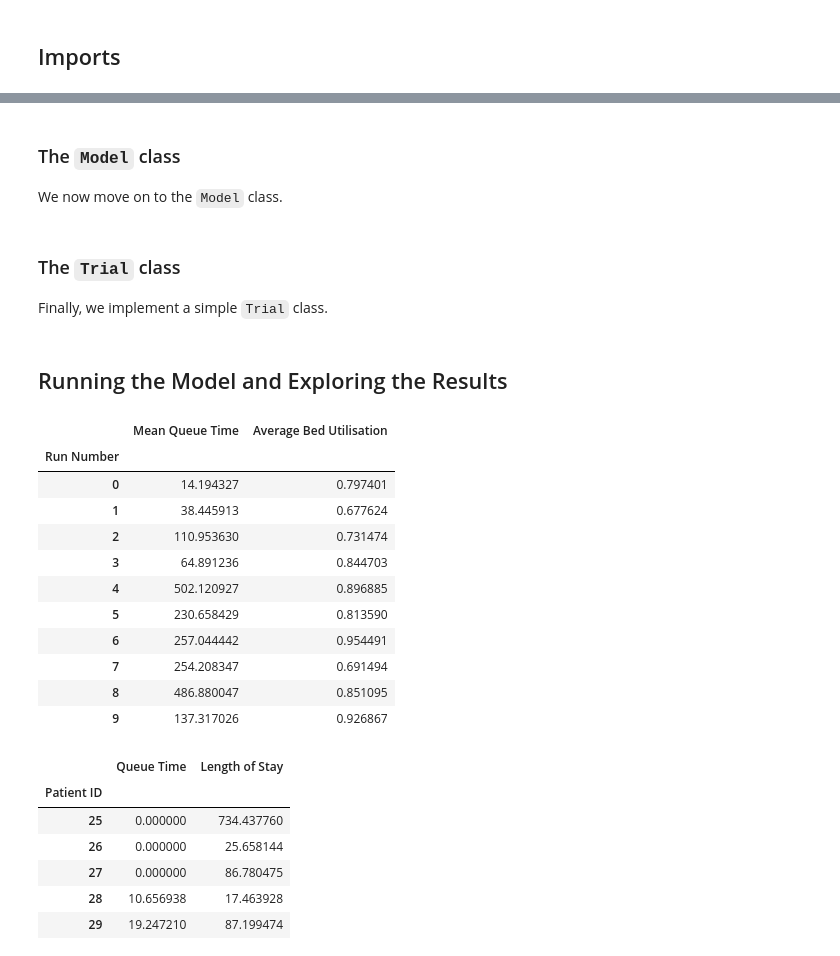
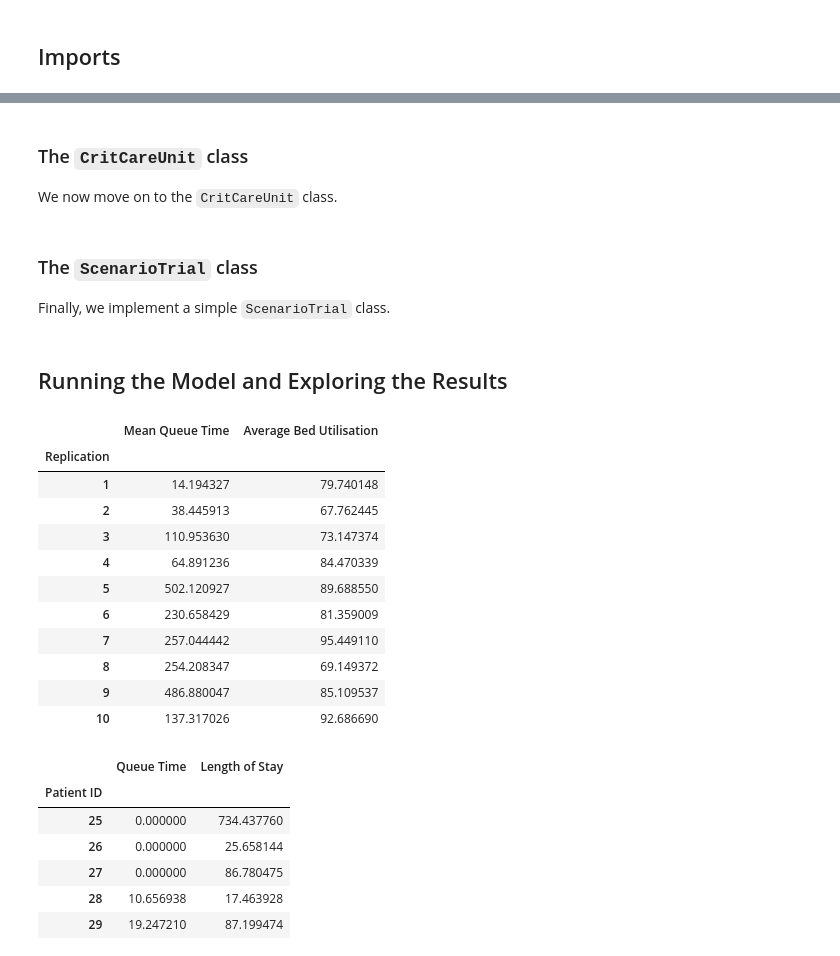
Before and after one commit to beckyexeter/hpdm097_des_assignment, a Jupyter notebook: technical_appendix/model_iterations/01_one-type-of-unplanned-admission.ipynb, the cells around one changed output, grey strips where cells are left out. Cells and saved outputs as stored; diff of their text form; code cells hidden in the pictures.

Commit message:
Modelling progress

```diff
--- a/technical_appendix/model_iterations/01_one-type-of-unplanned-admission.ipynb
+++ b/technical_appendix/model_iterations/01_one-type-of-unplanned-admission.ipynb
@@ -39,11 +27,11 @@ Now we code a class representing patients who are admitted to the unit.
 # %%
-class Patient:
+class CritCarePt:
     def __init__(self, p_id):
         self.id = p_id
         self.queue_time = 0
         self.time_in_ccu = 0
 # %% [markdown]
-### The `Model` class
+### The `CritCareUnit` class
 
-We now move on to the `Model` class.
+We now move on to the `CritCareUnit` class.
 # %%
@@ -108,49 +105,67 @@ class Model:
         self.calculate_run_results()
 # %% [markdown]
-### The `Trial` class
+### The `ScenarioTrial` class
 
-Finally, we implement a simple `Trial` class.
+Finally, we implement a simple `ScenarioTrial` class.
 # %%
-class Trial:
-    def __init__(self):
+class ScenarioTrial:
+    def __init__(self, number_of_reps, mean_interarrival_time,
+                 mean_length_of_stay, length_of_stay_std_dev,
+                 number_of_beds, simulation_duration, warm_up_period):
+        self.num_reps = number_of_reps
+        self.mean_ia = mean_interarrival_time
+        self.mean_len_stay = mean_length_of_stay
+        self.stdev_len_stay = length_of_stay_std_dev,
+        self.num_beds = number_of_beds
+        self.sim_duration = simulation_duration
+        self.warm_up = warm_up_period
         self.run_results_dict = {}
         self.event_logs_dict = {}
         self.trial_results_df = pd.DataFrame()
-        self.trial_results_df["Run Number"] = [0]
         self.trial_results_df["Mean Queue Time"] = [0.0]
         self.trial_results_df["Average Bed Utilisation"] = [0.0]
-        self.trial_results_df.set_index("Run Number", inplace=True)
     def print_trial_results(self):
         print ("Trial Results")
         print (self.trial_results_df)
-    def run_trial(self):
-        for run in range(g.number_of_reps):
-            ccu_model = Model(run)
+    def run_ScenarioTrial(self):
+        for run in range(self.num_reps):
+            ccu_model = CritCareUnit(run_number=run,
+                              mean_interarrival_time=self.mean_ia,
+                              mean_length_of_stay=self.mean_len_stay,
+                              length_of_stay_std_dev=self.stdev_len_stay[0],
+                              number_of_beds=self.num_beds,
+                              simulation_duration=self.sim_duration,
+                              warm_up_period=self.warm_up)
             ccu_model.run()
             run_results = ccu_model.results_df
-            self.run_results_dict[f"Run {run}"] = run_results
+            self.run_results_dict[f"Replication {run+1}"] = run_results
             self.trial_results_df.loc[run,
                 "Mean Queue Time"] = [ccu_model.mean_queue_time]
             self.trial_results_df.loc[run,
                 "Average Bed Utilisation"] = [ccu_model.bed_utilisation]
+        self.trial_results_df.index = np.arange(1, self.num_reps+1)
+        self.trial_results_df.index.name = "Replication"
 # %% [markdown]
 ## Running the Model and Exploring the Results
 # %%
-my_trial = Trial()
-my_trial.run_trial()
+my_trial = ScenarioTrial(number_of_reps=10, mean_interarrival_time=22.72,
+                 mean_length_of_stay=128.79, length_of_stay_std_dev=267.51,
+                 number_of_beds=5, simulation_duration=2016,
+                 warm_up_period=672)
+my_trial.run_ScenarioTrial()
 trial_results = my_trial.trial_results_df
 trial_results
 # %% [output]
 |  | Mean Queue Time | Average Bed Utilisation |
-| Run Number |  |  |
-| 0 | 14.194327 | 0.797401 |
-| 1 | 38.445913 | 0.677624 |
-| 2 | 110.953630 | 0.731474 |
-| 3 | 64.891236 | 0.844703 |
-| 4 | 502.120927 | 0.896885 |
-| 5 | 230.658429 | 0.813590 |
-| 6 | 257.044442 | 0.954491 |
-| 7 | 254.208347 | 0.691494 |
-| 8 | 486.880047 | 0.851095 |
-| 9 | 137.317026 | 0.926867 |
+| Replication |  |  |
+| 1 | 14.194327 | 79.740148 |
+| 2 | 38.445913 | 67.762445 |
+| 3 | 110.953630 | 73.147374 |
+| 4 | 64.891236 | 84.470339 |
+| 5 | 502.120927 | 89.688550 |
+| 6 | 230.658429 | 81.359009 |
+| 7 | 257.044442 | 95.449110 |
+| 8 | 254.208347 | 69.149372 |
+| 9 | 486.880047 | 85.109537 |
+| 10 | 137.317026 | 92.686690 |
 # %%
```
Also changed, not shown: parts of 14 cells of this notebook, 2 other files.
